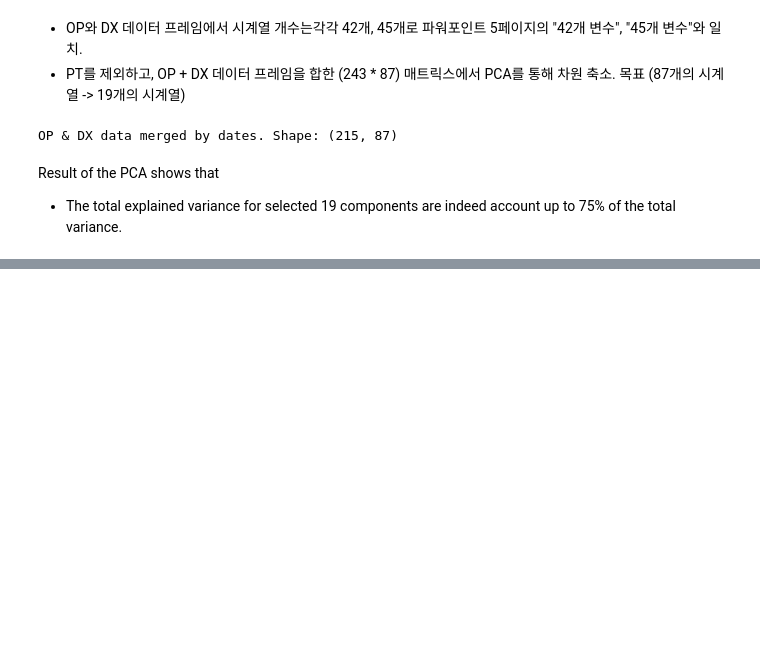
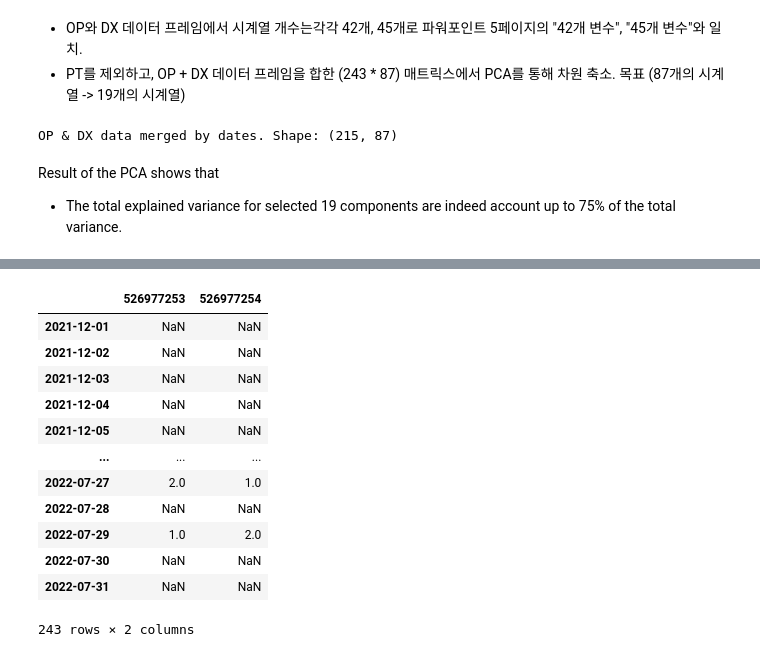
Before and after one commit to SKKUGoon/hecon23, a Jupyter notebook: present.ipynb, the cells around one changed output, grey strips where cells are left out. Drawn from its saved outputs; the diff is of its cells as text; code cells hidden in the pictures; blank space fills up the shorter version.

```diff
--- a/present.ipynb
+++ b/present.ipynb
@@ -189,0 +327,10 @@ pc_wdt.head(5)
+# %%
+# Cluster series. Record them on `cluster_map`
+clusters = fcluster(linked, THRESHOLD, criterion='distance')
+cluster_map = dict()
+
+for i in range(1, max(clusters)+1):
+    print(f"Cluster {i}:", np.array(y.columns)[clusters == i])
+    print()
+
+    cluster_map[i] = np.array(y.columns)[clusters == i].tolist()
@@ -189,0 +376,16 @@ pc_wdt.head(5)
+# %%
+y[cluster_map[1]]
+# %% [output]
+|  | 526977253 | 526977254 |
+| 2021-12-01 | NaN | NaN |
+| 2021-12-02 | NaN | NaN |
+| 2021-12-03 | NaN | NaN |
+| 2021-12-04 | NaN | NaN |
+| 2021-12-05 | NaN | NaN |
+| ... | ... | ... |
+| 2022-07-27 | 2.0 | 1.0 |
+| 2022-07-28 | NaN | NaN |
+| 2022-07-29 | 1.0 | 2.0 |
+| 2022-07-30 | NaN | NaN |
+| 2022-07-31 | NaN | NaN |
+243 rows × 2 columns
```
Also changed, not shown: parts of 29 cells of this notebook, 8 other files.
